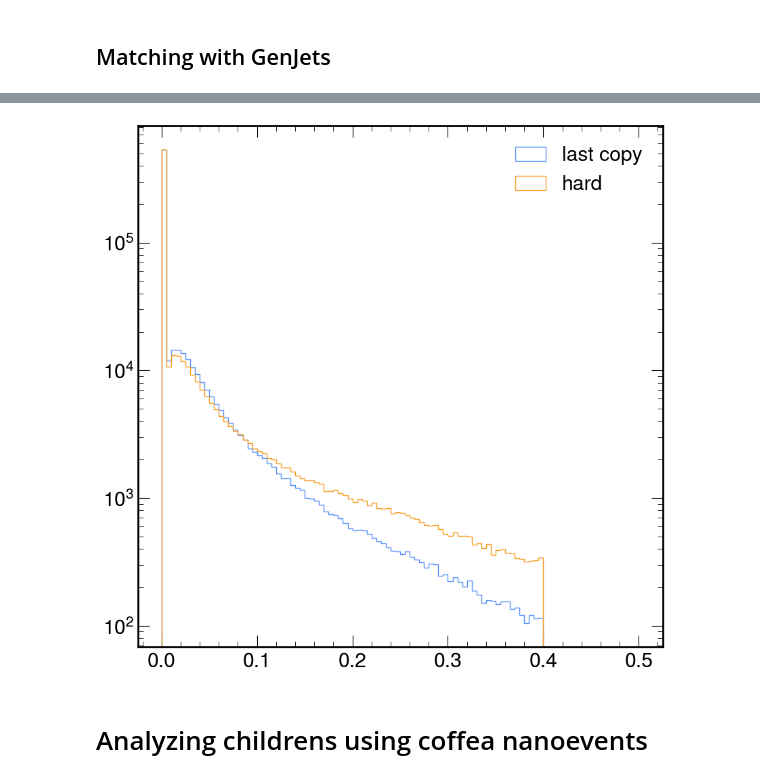
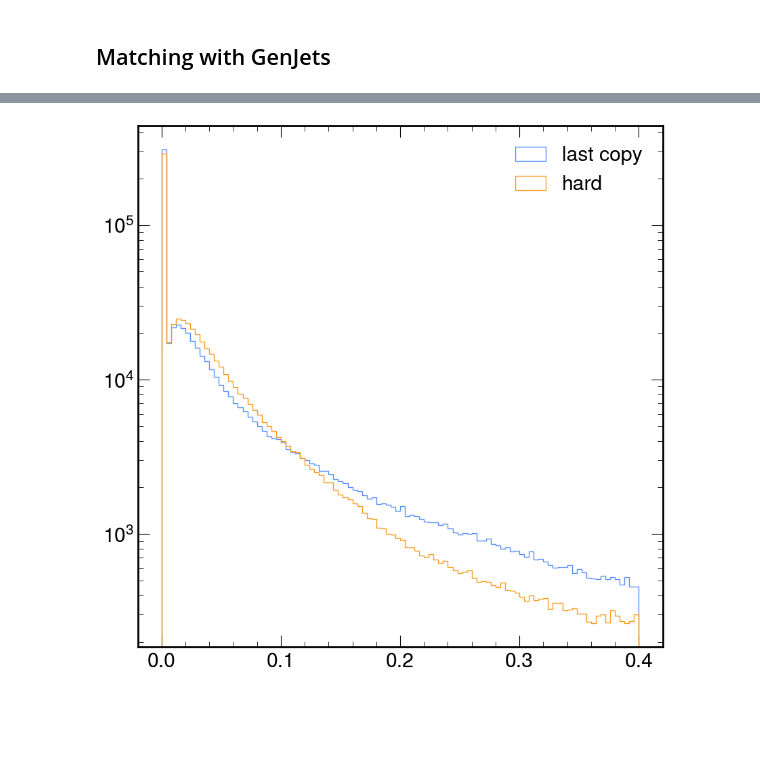
Before and after one commit to valsdav/ttHbb_jets_partons_studies, a Jupyter notebook: ImproveTruthMatching.ipynb, the cells around one changed output, grey strips where cells are left out. Drawn from its saved outputs; the diff is of its cells as text; code cells hidden in the pictures; blank space fills up the shorter version.

```diff
--- a/ImproveTruthMatching.ipynb
+++ b/ImproveTruthMatching.ipynb
@@ -918,8 +918,7 @@ def analyze_parton_decays_flat_nomesons(parts_idx, children_idx, genparts, max_d
             eta_original = genparts[p_id].eta
             phi_original = genparts[p_id].phi
 
-            if abs(genparts[p_id].pdgId) > 8:
-                continue
+
             # Take all the children and consider the one with the highest pt.
             max_pt = -1
             max_pt_idx = -1
@@ -1201,3 +1200,6 @@ W_from_antitop_islep, W_from_antitop_decay = analyze_W_flat( W_from_antitop_idxG
 ak.local_index(events, axis=0)[(W_from_top_islep ^ W_from_antitop_islep)!= semilep]
 # %% [output]
 <Array [] type='0 * int64'>
+# %%
+# assuming semilep only
+W_had = np.where(~W_from_top_islep[:,None],W_from_top_decay, W_from_antitop_decay )
@@ -1206,8 +1234,7 @@ part_input_G  = np.concatenate([b_from_top_idxG[:,None],
                           b_from_antitop_idxG[:,None],
                           b_from_higgs_idxG,
                           isr_idxG[:,None],
-                          W_from_top_decay,
-                          W_from_antitop_decay,
+                          W_had
                          ], axis=1)
 
 parton_decay_id = analyze_parton_decays_flat_nomesons(part_input_G,
@@ -1339,7 +1343,7 @@ matched_quarks, matched_jets, deltaR_matched = object_matching(
     parts_firstcopy, events.Jet, dr_min=0.4
 )
 
-matched_quarks, matched_jets, deltaR_matched_hard = object_matching(
+matched_quarks_lastcopy, matched_jets_lastcopy, deltaR_matched_hard = object_matching(
     parts_lastcopy, events.Jet, dr_min=0.4
 )
 # %%
@@ -1357,9 +1363,7 @@ Increase of matching efficiency%: 13.399424301064853
 # %%
-plt.hist(ak.flatten(deltaR_matched), bins=100, range=(-1e-6, 0.5), label="last copy", histtype="step");
-plt.hist(ak.flatten(deltaR_matched_hard), bins=100, range=(-1e-6, 0.5), label="hard", histtype="step");
+plt.hist(ak.flatten(deltaR_matched), bins=100, range=(-1e-6, 0.4), label="last copy", histtype="step");
+plt.hist(ak.flatten(deltaR_matched_hard), bins=100, range=(-1e-6, 0.4), label="hard", histtype="step");
 plt.legend()
-plt.yscale("log")
+plt.yscale("log");
 # %% [output]
-[figure, old version]
+[figure, new version]
-# %% [markdown]
-# Analyzing childrens using coffea nanoevents
```
Also changed, not shown: parts of 72 cells of this notebook.
